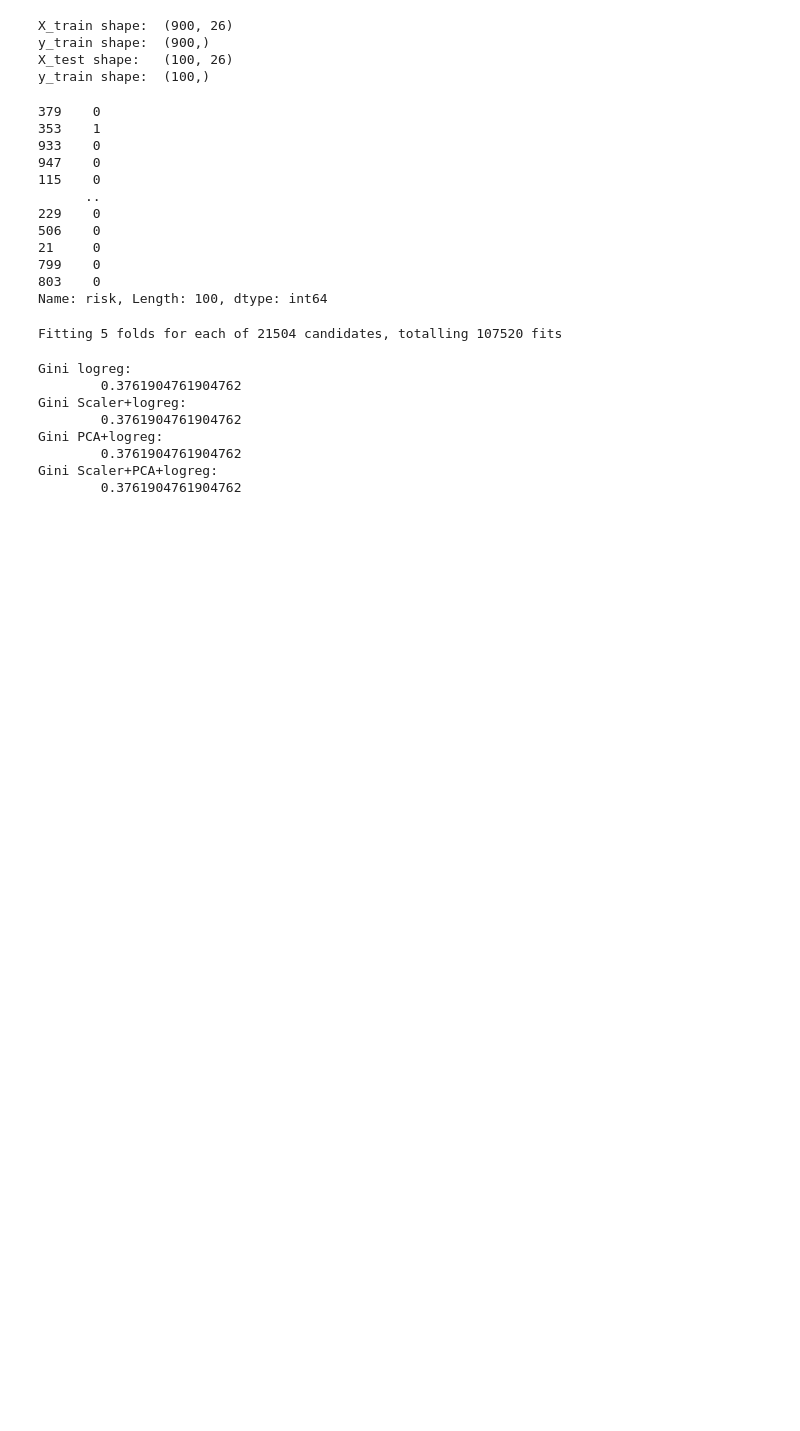
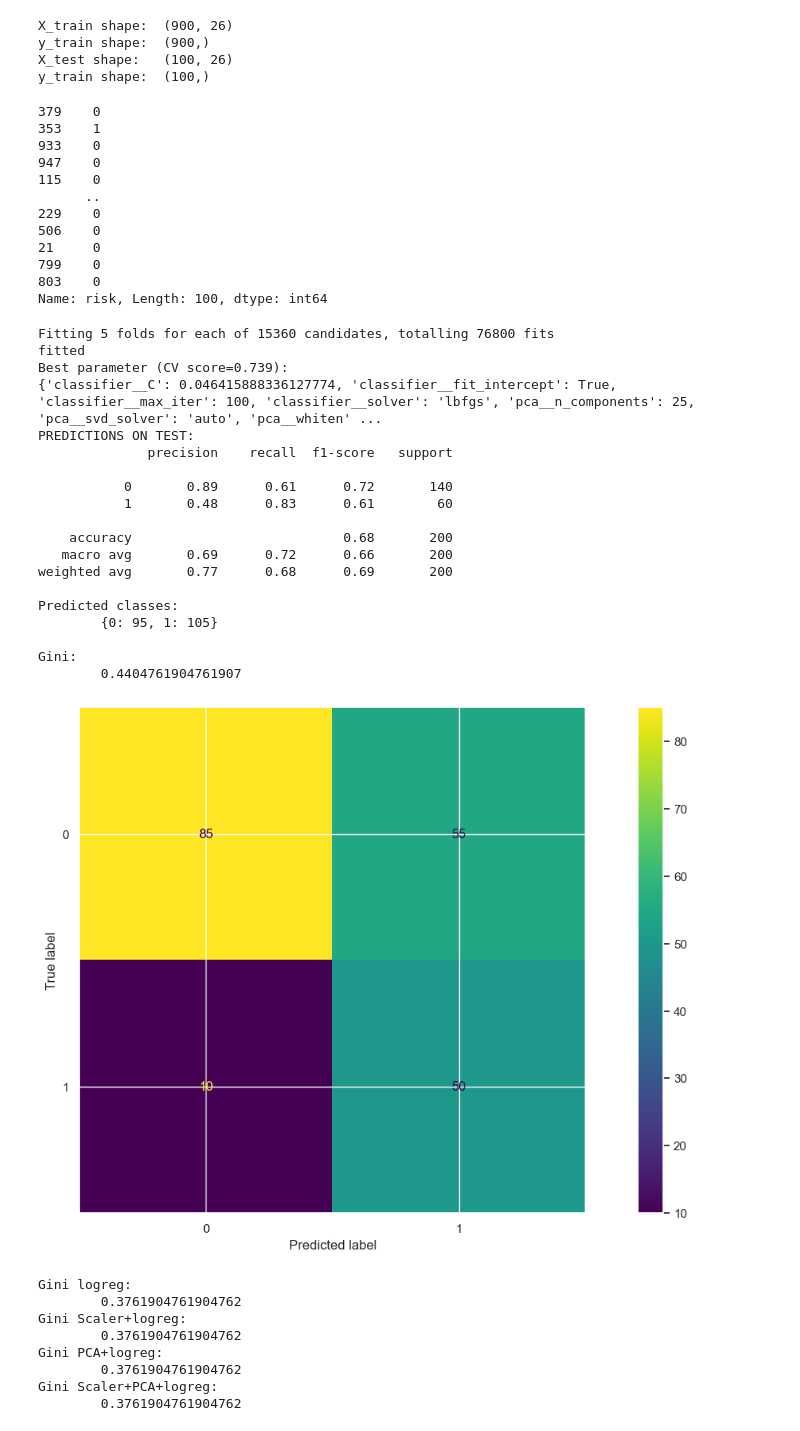
Before and after one commit to fpkh/hse_coursework_logreg, a Jupyter notebook: notebook.ipynb, the cells around one changed output. Saved outputs shown, nothing was run; the diff lists cells and outputs as text; code cells hidden in the pictures; blank space fills up the shorter version.

```diff
--- a/notebook.ipynb
+++ b/notebook.ipynb
@@ -423,6 +423,8 @@ Name: risk, Length: 100, dtype: int64
 # %%
 def gini(true, pred_proba):
     return 2*roc_auc_score(true, pred_proba)-1
+
+X_train, X_test, y_train, y_test = train_test_split(X, y, test_size=0.2, stratify=y, random_state=42)
 
 scaler = StandardScaler()
 pca = PCA()
@@ -442,37 +444,56 @@ param_grid = {
     'pca__whiten': [False, True],
     'pca__svd_solver': ['auto', 'full'],
     # 'classifier__penalty': ['l1', 'l2', 'elasticnet', None],
     'classifier__C': np.logspace(-4, 4, 4),
     'classifier__fit_intercept': [True, False],
     'classifier__solver': ['lbfgs', 'liblinear',  'newton-cholesky'],
-    'classifier__max_iter': [100, 150, 200, 250, 500, 750, 1000]
+    'classifier__max_iter': [100, 150, 250, 500, 1000]
 }
 
-search = GridSearchCV(pipeline, param_grid, scoring='roc_auc', verbose=3, n_jobs=-1, refit=True)
+search = GridSearchCV(pipeline, param_grid, verbose=1, n_jobs=-1, refit=True)
 
 search.fit(X_train, y_train)
 
 print('fitted')
 print("Best parameter (CV score=%0.3f):" % search.best_score_)
 print(search.best_params_)
 
 THRESHOLD = 0.25
 
 # y_pred = pipeline.predict(X_test)
 y_pred_proba = search.predict_proba(X_test)
 y_pred = np.where(y_pred_proba[:,1] > THRESHOLD, 1, 0)
 
 
 print('PREDICTIONS ON TEST:')
-print('\t' + classification_report(y_test, y_pred))
+print(classification_report(y_test, y_pred))
 
 
 cm = confusion_matrix(y_test, y_pred)
 print('Predicted classes:\n\t{}\n'.format(dict(zip(*np.unique(y_pred, return_counts=True)))))
 ConfusionMatrixDisplay(cm).plot()
 print('Gini: \n\t{}'.format(gini(y_test, y_pred)))
 # %% [output]
-Fitting 5 folds for each of 21504 candidates, totalling 107520 fits
+Fitting 5 folds for each of 15360 candidates, totalling 76800 fits
+fitted
+Best parameter (CV score=0.739):
+{'classifier__C': 0.046415888336127774, 'classifier__fit_intercept': True, 'classifier__max_iter': 100, 'classifier__solver': 'lbfgs', 'pca__n_components': 25, 'pca__svd_solver': 'auto', 'pca__whiten' ...
+PREDICTIONS ON TEST:
+              precision    recall  f1-score   support
+
+           0       0.89      0.61      0.72       140
+           1       0.48      0.83      0.61        60
+
+    accuracy                           0.68       200
+   macro avg       0.69      0.72      0.66       200
+weighted avg       0.77      0.68      0.69       200
+
+Predicted classes:
+        {0: 95, 1: 105}
+
+Gini:
+        0.4404761904761907
+[figure, added]
 # %%
 baseline_scaler = StandardScaler()
 baseline_PCA = PCA()
```
Also changed, not shown: parts of 2 cells of this notebook.
